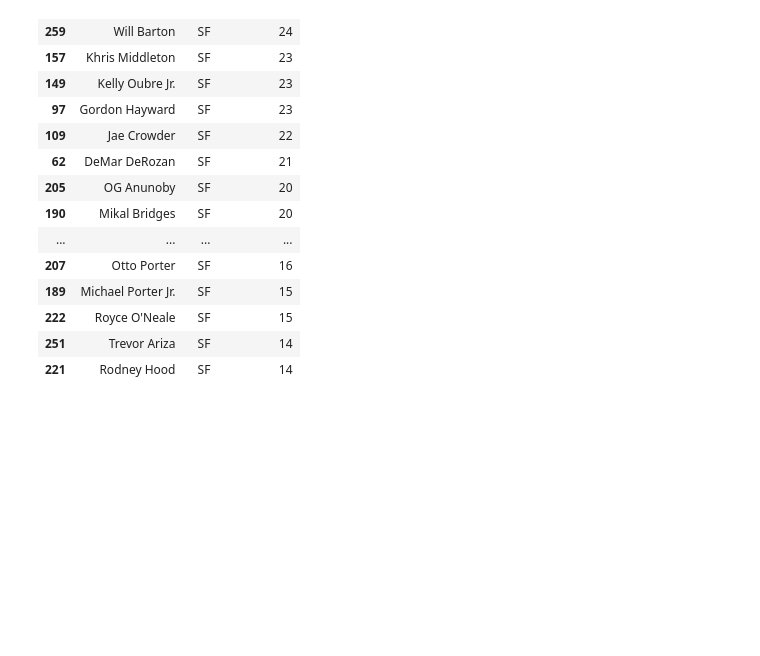
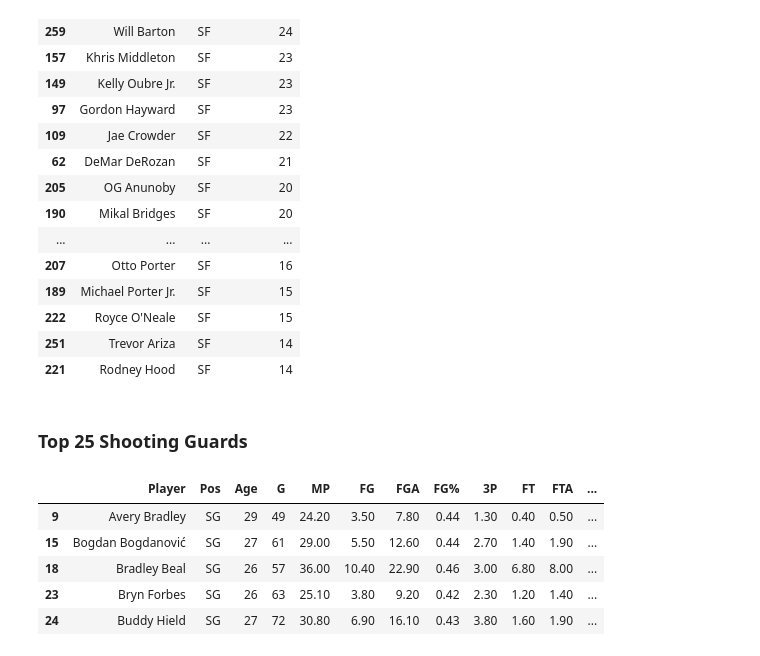
Before and after one commit to KenHoffman95/Fantasy-Basketball-Preseason-Analysis-2020, a Jupyter notebook: Data Cleaning, Feature Engineering and EDA Pt. 2.ipynb, the cells around one changed output. Drawn from its saved outputs; the diff is of its cells as text; code cells hidden in the pictures; blank space fills up the shorter version.

Commit message:
Add files via upload
Sorted out top 25 point guards and shooting guards

```diff
--- a/Data Cleaning, Feature Engineering and EDA Pt. 2.ipynb
+++ b/Data Cleaning, Feature Engineering and EDA Pt. 2.ipynb
@@ -1142,3 +1142,16 @@ top_sf
 | 222 | Royce O'Neale | SF | 15 |
 | 251 | Trevor Ariza | SF | 14 |
 | 221 | Rodney Hood | SF | 14 |
+# %% [markdown]
+### Top 25 Shooting Guards
+# %%
+df_sg = df[df['Pos']=='SG']
+# %%
+df_sg.head()
+# %% [output]
+|  | Player | Pos | Age | G | MP | FG | FGA | FG% | 3P | FT | FTA | ... |
+| 9 | Avery Bradley | SG | 29 | 49 | 24.20 | 3.50 | 7.80 | 0.44 | 1.30 | 0.40 | 0.50 | ... |
+| 15 | Bogdan Bogdanović | SG | 27 | 61 | 29.00 | 5.50 | 12.60 | 0.44 | 2.70 | 1.40 | 1.90 | ... |
+| 18 | Bradley Beal | SG | 26 | 57 | 36.00 | 10.40 | 22.90 | 0.46 | 3.00 | 6.80 | 8.00 | ... |
+| 23 | Bryn Forbes | SG | 26 | 63 | 25.10 | 3.80 | 9.20 | 0.42 | 2.30 | 1.20 | 1.40 | ... |
+| 24 | Buddy Hield | SG | 27 | 72 | 30.80 | 6.90 | 16.10 | 0.43 | 3.80 | 1.60 | 1.90 | ... |
```
Also changed, not shown: parts of 5 cells of this notebook.
